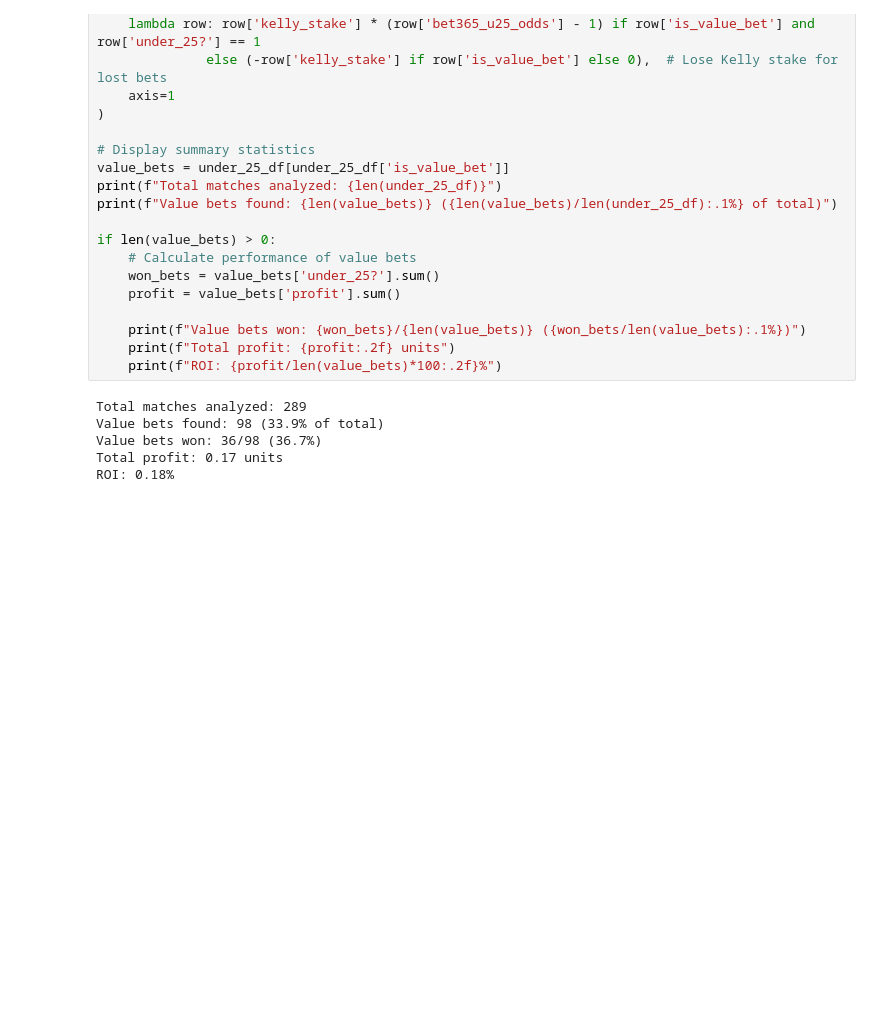
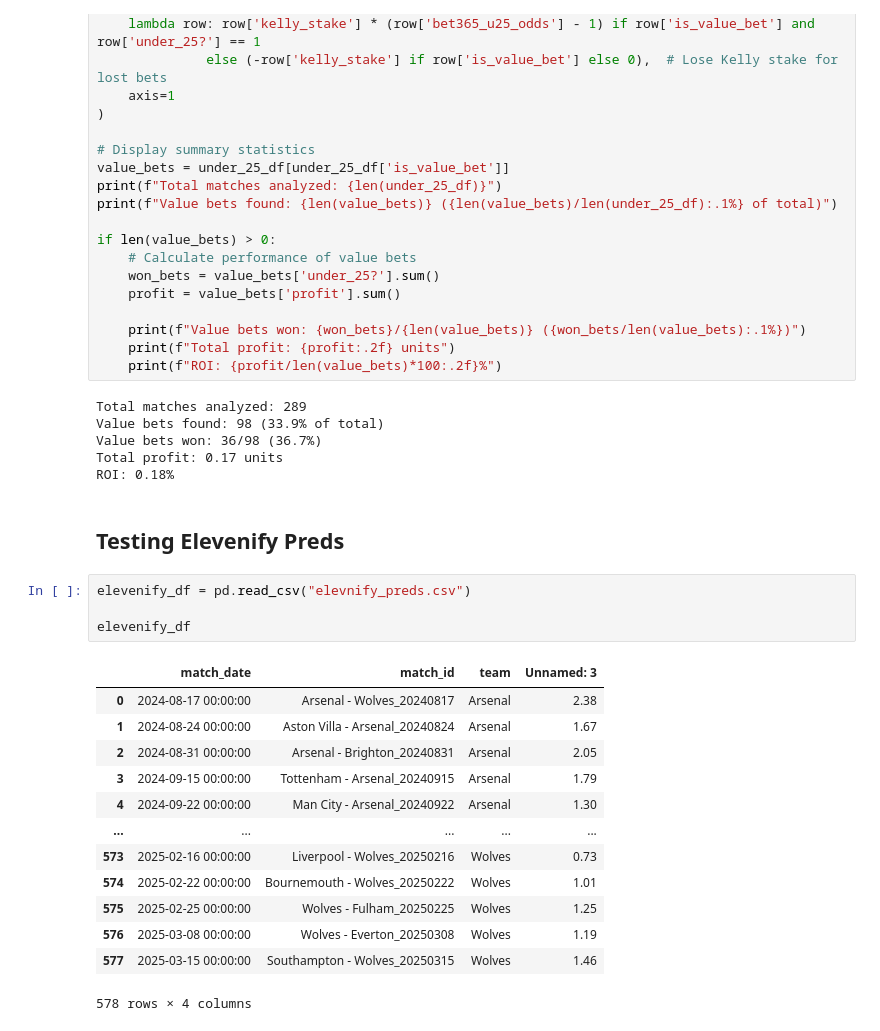
Before and after one commit to louis-porter/team-eval, a Jupyter notebook: backtesting.ipynb, the cells around one changed output. Drawn from its saved outputs; the diff is of its cells as text; blank space fills up the shorter version.

Commit message:
tested elevenify preds

```diff
--- a/backtesting.ipynb
+++ b/backtesting.ipynb
@@ -649,3 +637,23 @@ Value bets found: 98 (33.9% of total)
 Value bets won: 36/98 (36.7%)
 Total profit: 0.17 units
 ROI: 0.18%
+# %% [markdown]
+## Testing Elevenify Preds
+# %%
+elevenify_df = pd.read_csv("elevnify_preds.csv")
+
+elevenify_df
+# %% [output]
+|  | match_date | match_id | team | Unnamed: 3 |
+| 0 | 2024-08-17 00:00:00 | Arsenal - Wolves_20240817 | Arsenal | 2.38 |
+| 1 | 2024-08-24 00:00:00 | Aston Villa - Arsenal_20240824 | Arsenal | 1.67 |
+| 2 | 2024-08-31 00:00:00 | Arsenal - Brighton_20240831 | Arsenal | 2.05 |
+| 3 | 2024-09-15 00:00:00 | Tottenham - Arsenal_20240915 | Arsenal | 1.79 |
+| 4 | 2024-09-22 00:00:00 | Man City - Arsenal_20240922 | Arsenal | 1.30 |
+| ... | ... | ... | ... | ... |
+| 573 | 2025-02-16 00:00:00 | Liverpool - Wolves_20250216 | Wolves | 0.73 |
+| 574 | 2025-02-22 00:00:00 | Bournemouth - Wolves_20250222 | Wolves | 1.01 |
+| 575 | 2025-02-25 00:00:00 | Wolves - Fulham_20250225 | Wolves | 1.25 |
+| 576 | 2025-03-08 00:00:00 | Wolves - Everton_20250308 | Wolves | 1.19 |
+| 577 | 2025-03-15 00:00:00 | Southampton - Wolves_20250315 | Wolves | 1.46 |
+578 rows × 4 columns
```
Also changed, not shown: parts of 9 cells of this notebook, 4 other files.
